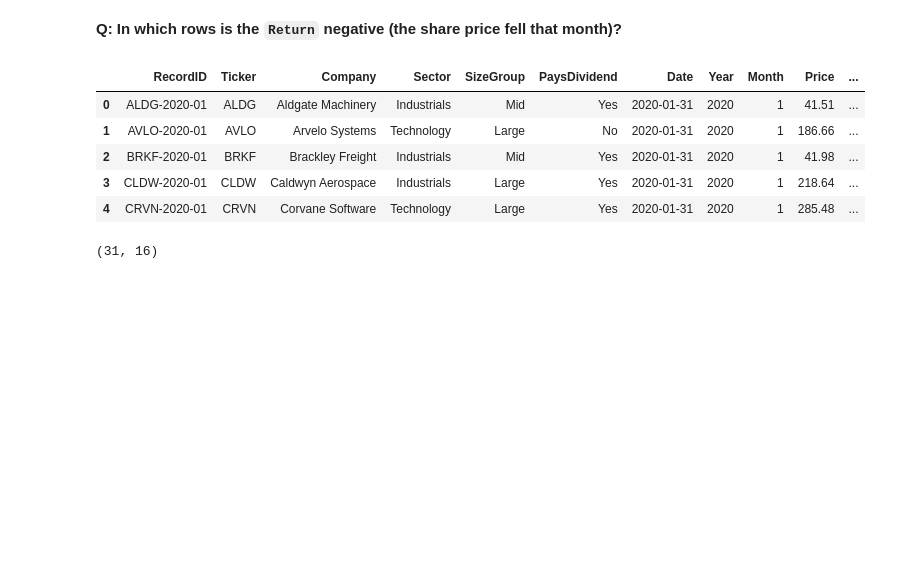
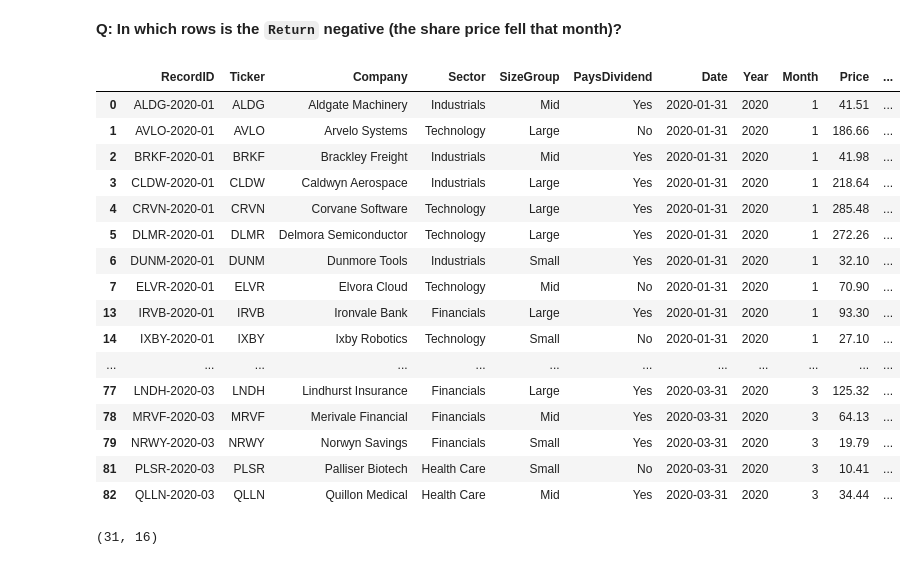
Before and after one commit to clearmindlearn/FIN5780-Fall-2026, a Jupyter notebook: Python-Code/Managing-Data-Panda/data-panda2.ipynb, the cells around one changed output. Drawn from its saved outputs; the diff is of its cells as text; code cells hidden in the pictures; blank space fills up the shorter version.

```diff
--- a/Python-Code/Managing-Data-Panda/data-panda2.ipynb
+++ b/Python-Code/Managing-Data-Panda/data-panda2.ipynb
@@ -569,14 +556,25 @@ This is how we "filter rows" based on conditions.
 # %%
 # Rows with a negative monthly return
 fell = df[df["Return"] < 0]
-fell.head()
+fell
 # %% [output]
 |  | RecordID | Ticker | Company | Sector | SizeGroup | PaysDividend | Date | Year | Month | Price | ... |
 | 0 | ALDG-2020-01 | ALDG | Aldgate Machinery | Industrials | Mid | Yes | 2020-01-31 | 2020 | 1 | 41.51 | ... |
 | 1 | AVLO-2020-01 | AVLO | Arvelo Systems | Technology | Large | No | 2020-01-31 | 2020 | 1 | 186.66 | ... |
 | 2 | BRKF-2020-01 | BRKF | Brackley Freight | Industrials | Mid | Yes | 2020-01-31 | 2020 | 1 | 41.98 | ... |
 | 3 | CLDW-2020-01 | CLDW | Caldwyn Aerospace | Industrials | Large | Yes | 2020-01-31 | 2020 | 1 | 218.64 | ... |
 | 4 | CRVN-2020-01 | CRVN | Corvane Software | Technology | Large | Yes | 2020-01-31 | 2020 | 1 | 285.48 | ... |
+| 5 | DLMR-2020-01 | DLMR | Delmora Semiconductor | Technology | Large | Yes | 2020-01-31 | 2020 | 1 | 272.26 | ... |
+| 6 | DUNM-2020-01 | DUNM | Dunmore Tools | Industrials | Small | Yes | 2020-01-31 | 2020 | 1 | 32.10 | ... |
+| 7 | ELVR-2020-01 | ELVR | Elvora Cloud | Technology | Mid | No | 2020-01-31 | 2020 | 1 | 70.90 | ... |
+| 13 | IRVB-2020-01 | IRVB | Ironvale Bank | Financials | Large | Yes | 2020-01-31 | 2020 | 1 | 93.30 | ... |
+| 14 | IXBY-2020-01 | IXBY | Ixby Robotics | Technology | Small | No | 2020-01-31 | 2020 | 1 | 27.10 | ... |
+| ... | ... | ... | ... | ... | ... | ... | ... | ... | ... | ... | ... |
+| 77 | LNDH-2020-03 | LNDH | Lindhurst Insurance | Financials | Large | Yes | 2020-03-31 | 2020 | 3 | 125.32 | ... |
+| 78 | MRVF-2020-03 | MRVF | Merivale Financial | Financials | Mid | Yes | 2020-03-31 | 2020 | 3 | 64.13 | ... |
+| 79 | NRWY-2020-03 | NRWY | Norwyn Savings | Financials | Small | Yes | 2020-03-31 | 2020 | 3 | 19.79 | ... |
+| 81 | PLSR-2020-03 | PLSR | Palliser Biotech | Health Care | Small | No | 2020-03-31 | 2020 | 3 | 10.41 | ... |
+| 82 | QLLN-2020-03 | QLLN | Quillon Medical | Health Care | Mid | Yes | 2020-03-31 | 2020 | 3 | 34.44 | ... |
 # %%
 # How many rows have a negative Return?
 fell.shape
```
Also changed, not shown: parts of 5 cells of this notebook, 2 other files.
